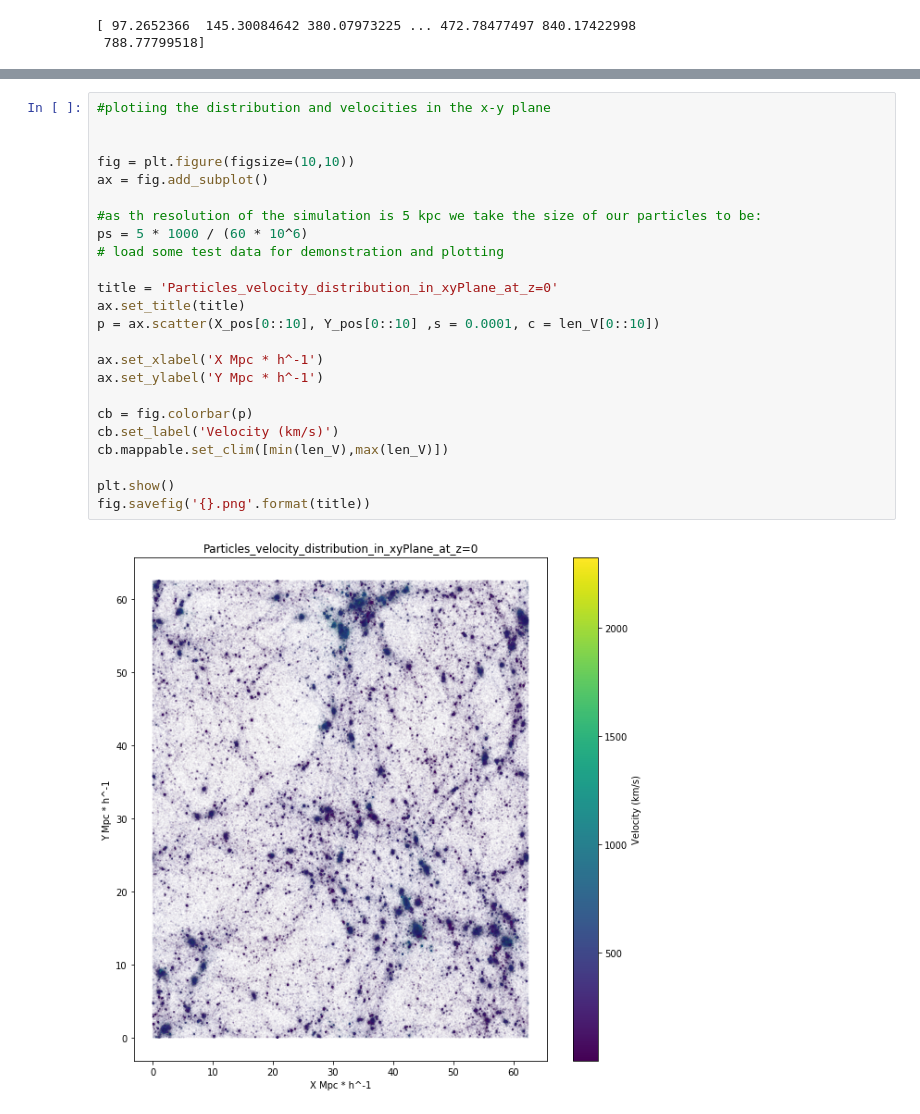
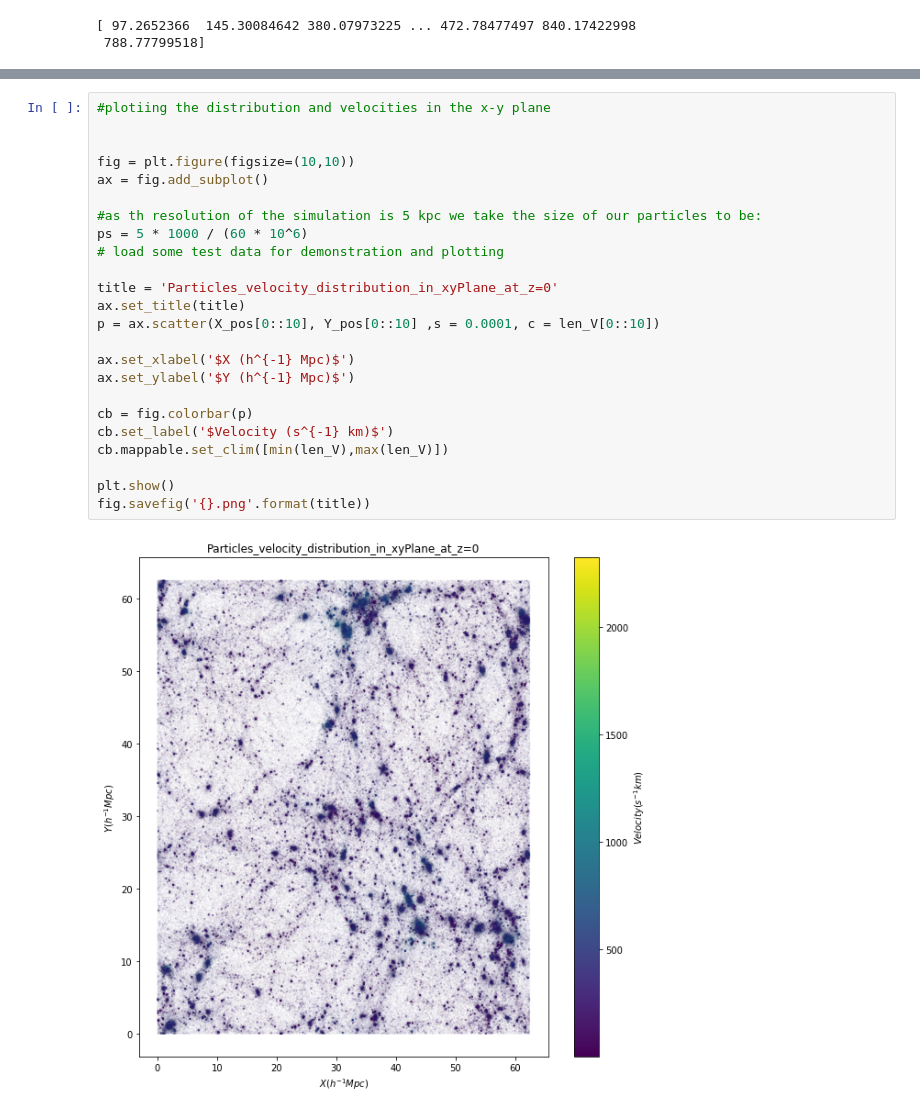
Before and after one commit to Machine-Learning-in-Structure-formation/NLSFML, a Jupyter notebook: Data/particle_velocity_distribution_z=0.ipynb, the cells around one changed output, grey strips where cells are left out. Drawn from its saved outputs; the diff is of its cells as text.

Commit message:
plots got prettier! =))

```diff
--- a/Data/particle_velocity_distribution_z=0.ipynb
+++ b/Data/particle_velocity_distribution_z=0.ipynb
@@ -110,26 +110,26 @@ fig.savefig('{}.png'.format(title))
 # %%
 #plotiing the distribution and velocities in the x-y plane
 
 
 fig = plt.figure(figsize=(10,10))
 ax = fig.add_subplot()
 
 #as th resolution of the simulation is 5 kpc we take the size of our particles to be:
 ps = 5 * 1000 / (60 * 10^6)
 # load some test data for demonstration and plotting
 
 title = 'Particles_velocity_distribution_in_xyPlane_at_z=0'
 ax.set_title(title)
 p = ax.scatter(X_pos[0::10], Y_pos[0::10] ,s = 0.0001, c = len_V[0::10])
 
-ax.set_xlabel('X Mpc * h^-1')
-ax.set_ylabel('Y Mpc * h^-1')
+ax.set_xlabel('$X (h^{-1} Mpc)$')
+ax.set_ylabel('$Y (h^{-1} Mpc)$')
 
 cb = fig.colorbar(p)
-cb.set_label('Velocity (km/s)')
+cb.set_label('$Velocity (s^{-1} km)$')
 cb.mappable.set_clim([min(len_V),max(len_V)])
 
 plt.show()
 fig.savefig('{}.png'.format(title))
 # %% [output]
-[figure, old version]
+[figure, new version]
```
Also changed, not shown: parts of 2 cells of this notebook, 3 other files.
